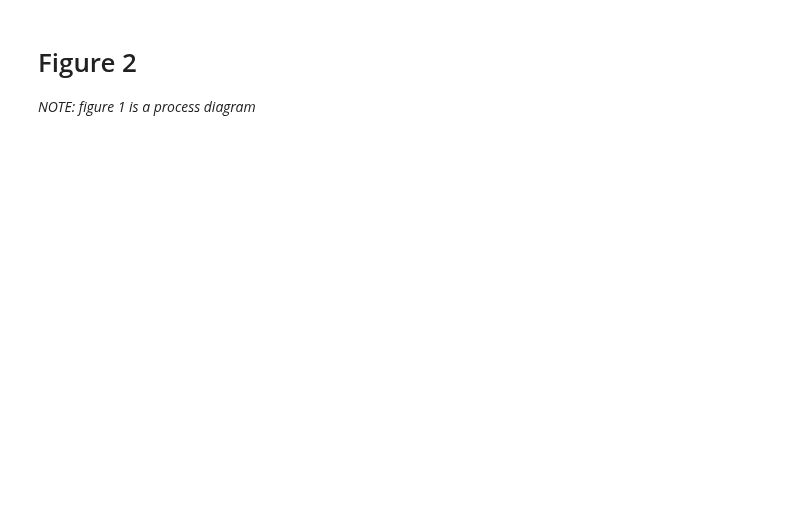
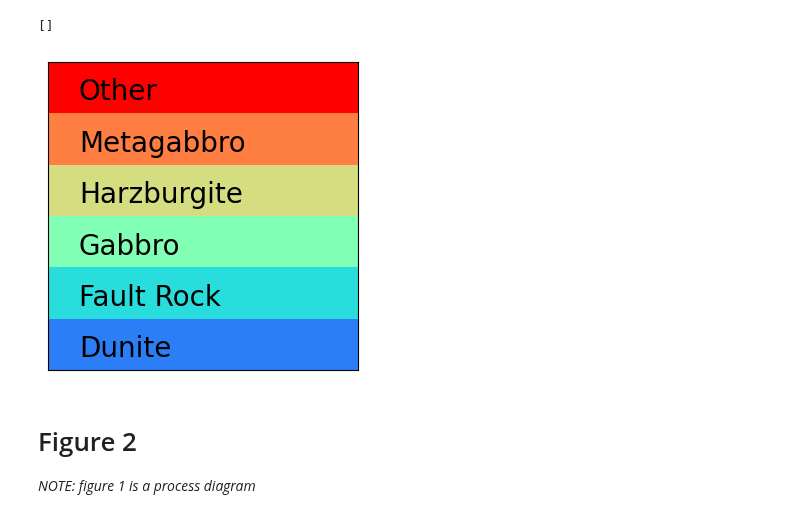
Before and after one commit to SerpRateAI/AI-pipeline-boreholes, a Jupyter notebook: paper-figures.ipynb, the cells around one changed output. Saved outputs shown, nothing was run; the diff lists cells and outputs as text; code cells hidden in the pictures; blank space fills up the shorter version.

```diff
--- a/paper-figures.ipynb
+++ b/paper-figures.ipynb
@@ -32,3 +49,18 @@ for n, c in enumerate(geology_columns):
+# %%
+fig, ax = plt.subplots(figsize=(4,4))
+ax.pcolormesh(np.vstack([1, 2, 3, 4, 5, 6]), cmap='rainbow', vmin=0, vmax=6)
+ax.text(s='Dunite', x=0.1, y=0.25, fontsize=20)
+ax.text(s='Fault Rock', x=0.1, y=1.25, fontsize=20)
+ax.text(s='Gabbro', x=0.1, y=2.25, fontsize=20)
+ax.text(s='Harzburgite', x=0.1, y=3.25, fontsize=20)
+ax.text(s='Metagabbro', x=0.1, y=4.25, fontsize=20)
+ax.text(s='Other', x=0.1, y=5.25, fontsize=20)
+# ax.set_xlim(0, 0.6)
+ax.set_yticks([])
+ax.set_xticks([])
+# %% [output]
+[]
+[figure, added]
 # %% [markdown]
 # Figure 2
 *NOTE: figure 1 is a process diagram*
```
Also changed, not shown: parts of 3 cells of this notebook, 1 other file.
